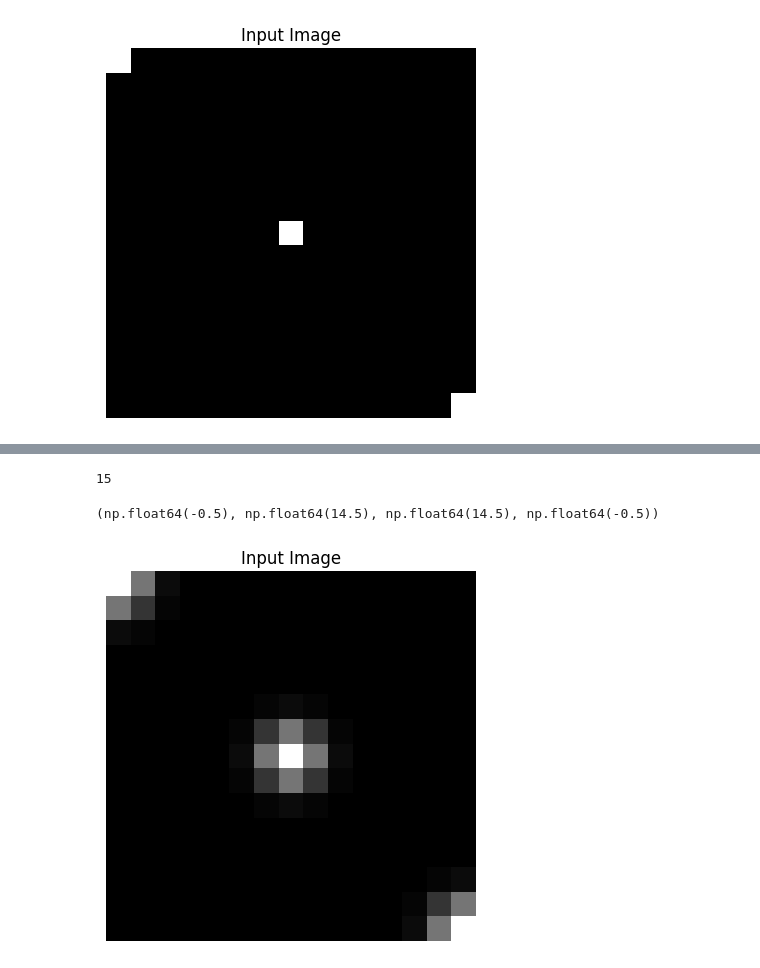
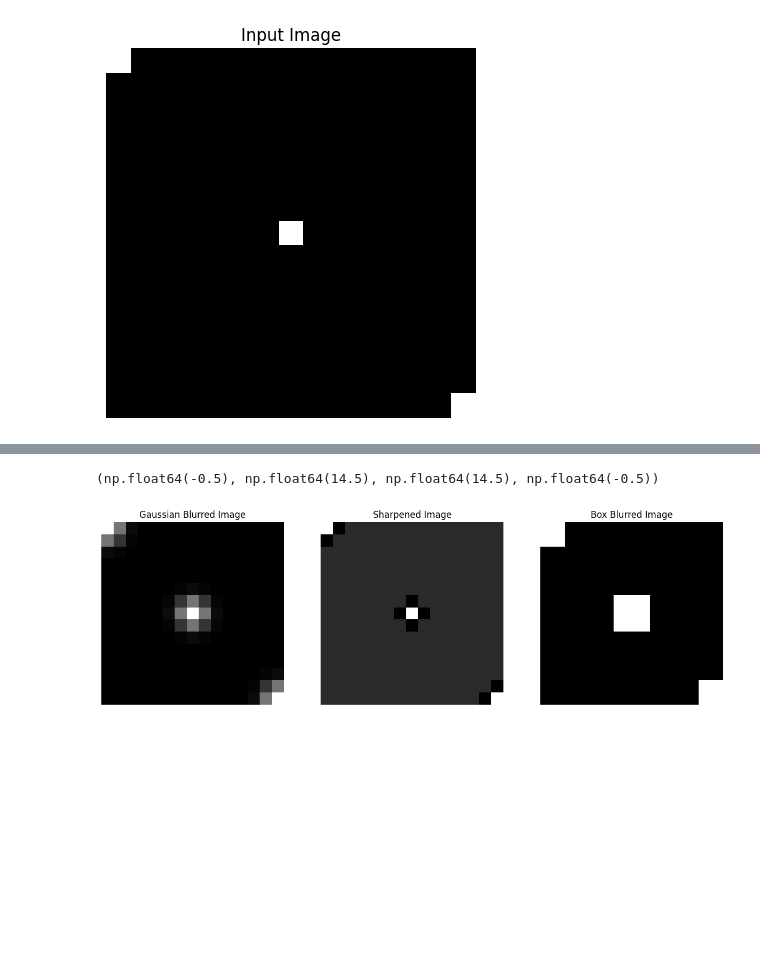
Before and after one commit to sri-chandrasekaran/final_project_ee123, a Jupyter notebook: processing.ipynb, the cells around one changed output, grey strips where cells are left out. Saved outputs shown, nothing was run; the diff lists cells and outputs as text; code cells hidden in the pictures; blank space fills up the shorter version.

```diff
--- a/processing.ipynb
+++ b/processing.ipynb
@@ -40,10 +60,18 @@ plt.axis('off')
-# %%
-blurred = scipy.signal.convolve2d(x, psf, "same", boundary="fill", fillvalue=0.0)
-print(len(blurred))
-plt.imshow(blurred, cmap='gray')
-plt.title('Input Image')
-plt.axis('off')
-# %% [output]
-15
-(np.float64(-0.5), np.float64(14.5), np.float64(14.5), np.float64(-0.5))
-[figure, removed]
+# %%
+blurred_gauss = scipy.signal.convolve2d(x, psf_gauss, "same", boundary="fill", fillvalue=0.0)
+blurred_sharp = scipy.signal.convolve2d(x, psf_sharp, "same", boundary="fill", fillvalue=0.0)
+blurred_box = scipy.signal.convolve2d(x, psf_box, "same", boundary="fill", fillvalue=0.0)
+
+fig2, arr = plt.subplots(1, 3 ,figsize=(15, 10))
+arr[0].imshow(blurred_gauss, cmap='gray')
+arr[0].set_title('Gaussian Blurred Image')
+arr[0].axis('off')
+arr[1].imshow(blurred_sharp, cmap='gray')
+arr[1].set_title('Sharpened Image')
+arr[1].axis('off')
+arr[2].imshow(blurred_box, cmap='gray')
+arr[2].set_title('Box Blurred Image')
+arr[2].axis('off')
+# %% [output]
+(np.float64(-0.5), np.float64(14.5), np.float64(14.5), np.float64(-0.5))
+[figure, added]
```
Also changed, not shown: parts of 7 cells of this notebook.
